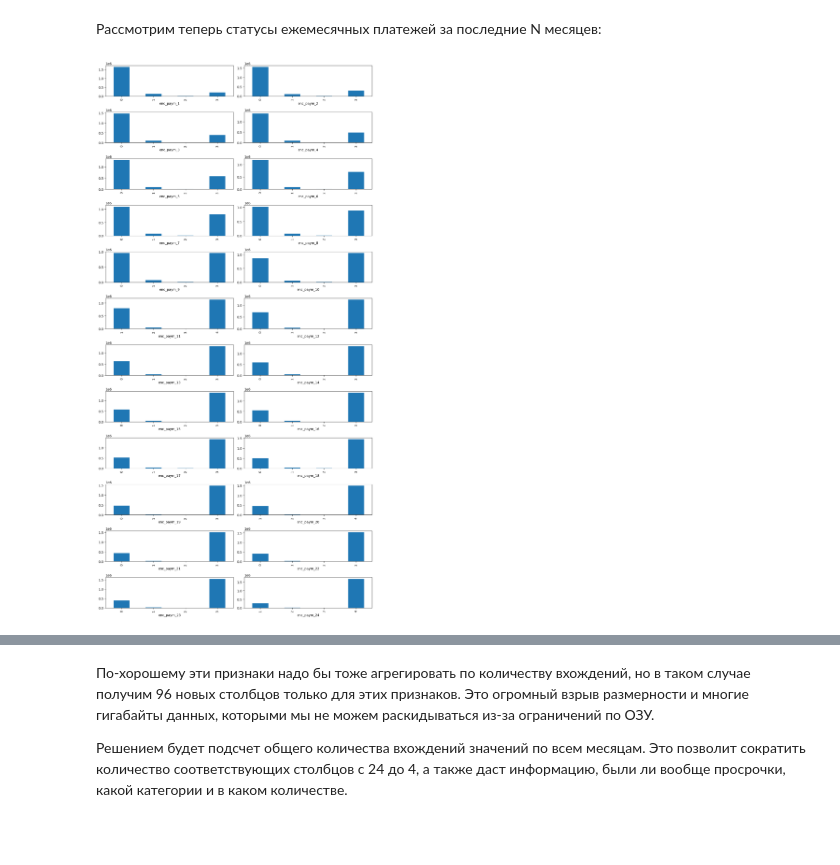
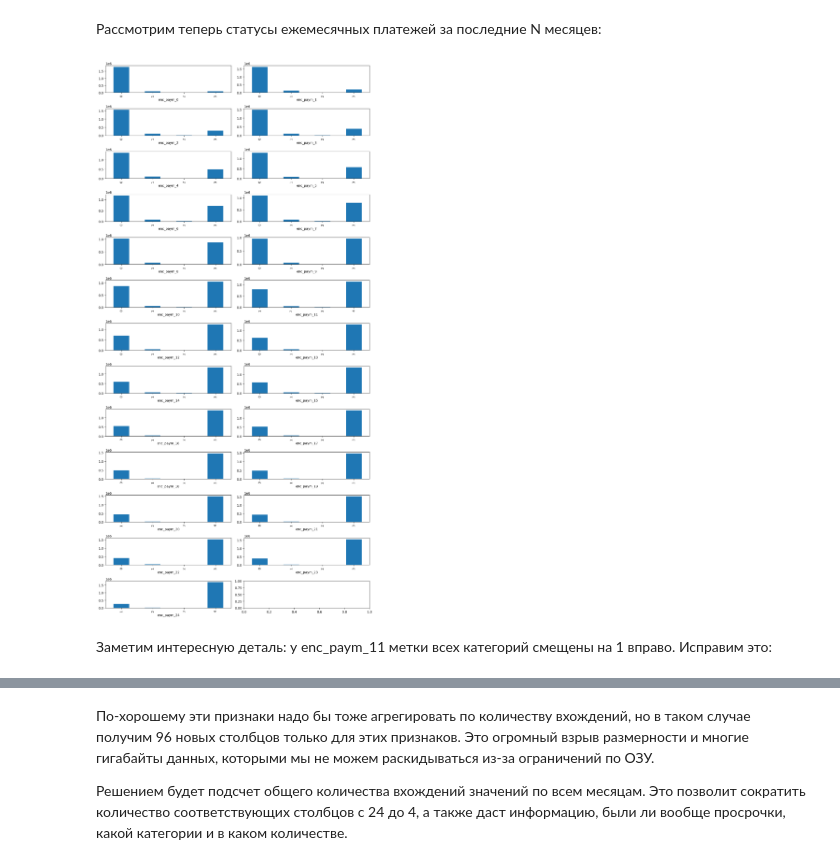
Before and after one commit to CasiCode/credit-scoring, a Jupyter notebook: credit_scoring.ipynb, the cells around one changed output, grey strips where cells are left out. Drawn from its saved outputs; the diff is of its cells as text; code cells hidden in the pictures; blank space fills up the shorter version.

```diff
--- a/credit_scoring.ipynb
+++ b/credit_scoring.ipynb
@@ -183,13 +180,13 @@ dataframe = data_frame.drop(columns=['pre_loans_total_overdue'])
 # %% [markdown]
 Напишем функцию для вывода гистограмм фичей:
 # %%
-def plot_feature_hists(cols, xplots, yplots, figsize):
+def plot_feature_hists(df, cols, xplots, yplots, figsize):
     fig, axes = plt.subplots(yplots, xplots, figsize=figsize)
     axes = axes.flatten()
 
     for idx, col in enumerate(cols):
         ax = axes[idx]
-        data_frame[col].value_counts().sort_index().plot.bar(ax=ax)
+        df[col].value_counts().sort_index().plot.bar(ax=ax)
 
     plt.tight_layout()
     plt.show()
@@ -255,14 +252,16 @@ plot_feature_hists(cols, 2, 5, (12, 8))
 Рассмотрим теперь статусы ежемесячных платежей за последние N месяцев:
 # %%
 cols = [
-    'enc_paym_1', 'enc_paym_2', 'enc_paym_3', 'enc_paym_4',
+    'enc_paym_0', 'enc_paym_1', 'enc_paym_2', 'enc_paym_3', 'enc_paym_4',
     'enc_paym_5', 'enc_paym_6', 'enc_paym_7', 'enc_paym_8',
     'enc_paym_9', 'enc_paym_10', 'enc_paym_11', 'enc_paym_12',
     'enc_paym_13', 'enc_paym_14', 'enc_paym_15', 'enc_paym_16',
     'enc_paym_17', 'enc_paym_18', 'enc_paym_19', 'enc_paym_20',
     'enc_paym_21', 'enc_paym_22', 'enc_paym_23', 'enc_paym_24',
 ]
 
-plot_feature_hists(cols, 2, 12, (12, 24))
+plot_feature_hists(data_frame, cols, 2, 13, (12, 24))
 # %% [output]
-[figure, old version]
+[figure, new version]
+# %% [markdown]
+Заметим интересную деталь: у enc_paym_11 метки всех категорий смещены на 1 вправо. Исправим это:
```
Also changed, not shown: parts of 41 cells of this notebook.
